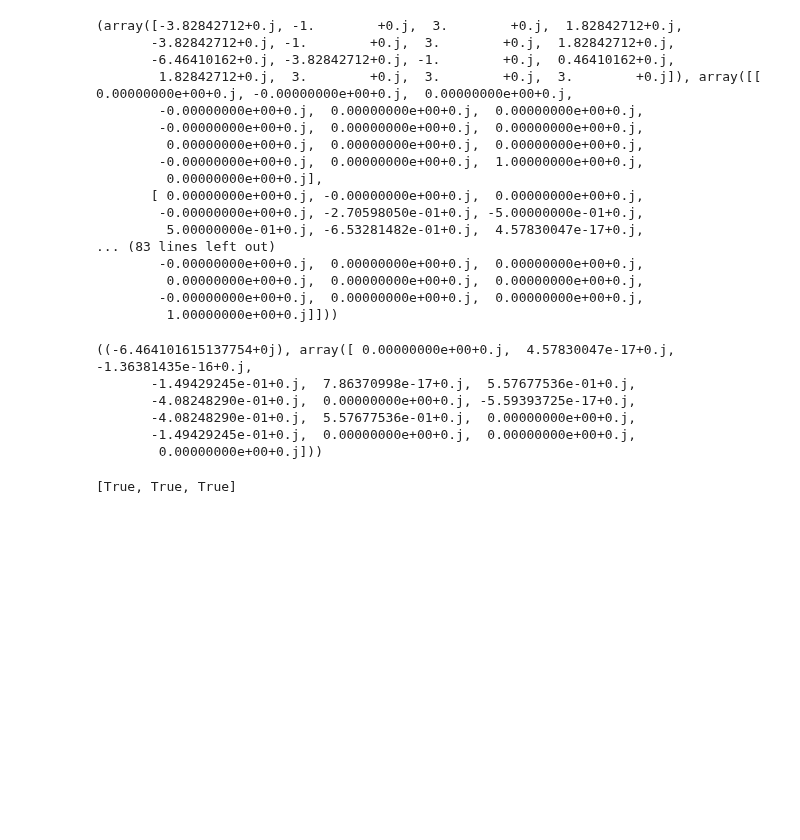
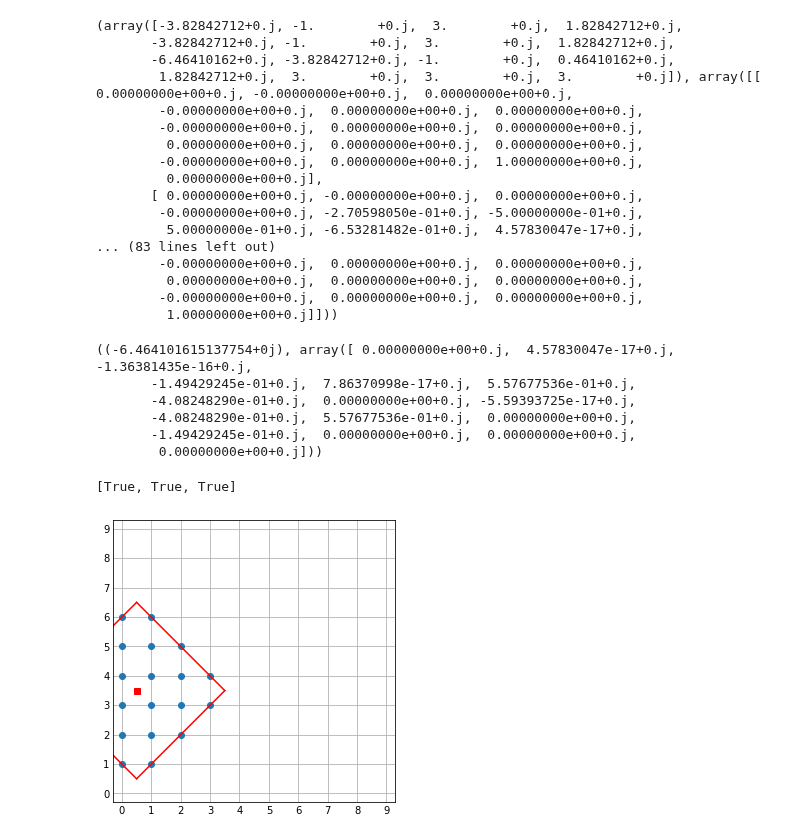
Before and after one commit to KnightShuffler/Quantum-Non-Unitary-Time-Evolution-Public-, a Jupyter notebook: Testing new code.ipynb, the cells around one changed output. Saved outputs shown, nothing was run; the diff lists cells and outputs as text; code cells hidden in the pictures; blank space fills up the shorter version.

```diff
--- a/Testing new code.ipynb
+++ b/Testing new code.ipynb
@@ -71,3 +71,47 @@ print(sr.get_gs())
 sr.is_real_hamiltonian()
 # %% [output]
 [True, True, True]
+# %%
+from helpers import *
+import matplotlib.pyplot as plt
+plt.style.use('_mpl-gallery')
+
+def plot_circle(points, c, r, l):
+    fig, ax = plt.subplots(figsize=(4,4))
+
+    s_x = [s_i[0] for s_i in points]
+    s_y = [s_i[1] for s_i in points]
+
+    pad = 0.3
+
+    ax.scatter(s_x, s_y, vmin=0, vmax=100)
+    ax.set( xlim=(-pad,l-1+pad), xticks=(np.arange(0,l)),
+            ylim=(-pad,l-1+pad), yticks=(np.arange(0,l)) )
+
+    # calculate sphere lines
+    l_ = (c[0] - r, c[1])
+
+    r_ = (c[0] + r, c[1])
+
+    u_ = (c[0], c[1] + r)
+
+    d_ = (c[0], c[1] - r)
+
+    ax.plot(c[0], c[1], 'rs')
+    ax.plot([l_[0], d_[0]], [l_[1], d_[1]], color='red')
+    ax.plot([l_[0], u_[0]], [l_[1], u_[1]], color='red')
+    ax.plot([r_[0], d_[0]], [r_[1], d_[1]], color='red')
+    ax.plot([r_[0], u_[0]], [r_[1], u_[1]], color='red')
+
+    plt.show()
+# %%
+c=(0.5, 3.5)
+r=3
+d=2
+l=10
+
+s = get_m_sphere(c, r, d, l)
+
+plot_circle(s, c, r, l)
+# %% [output]
+[figure, added]
```
Also changed, not shown: parts of 5 cells of this notebook.
